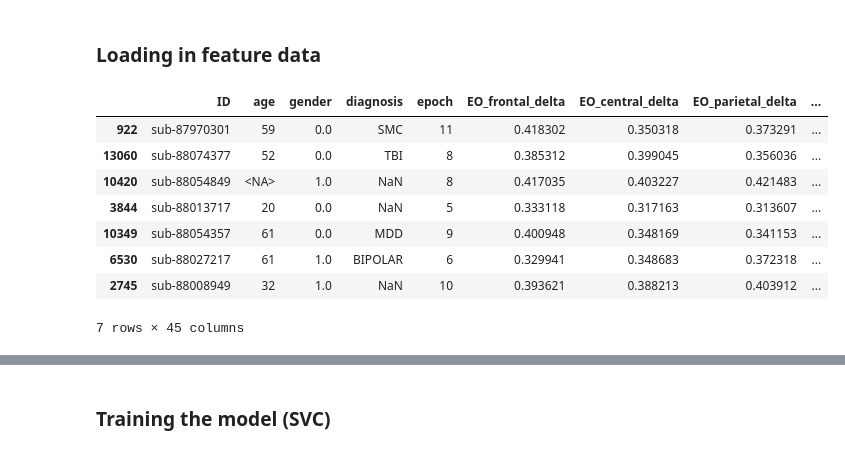
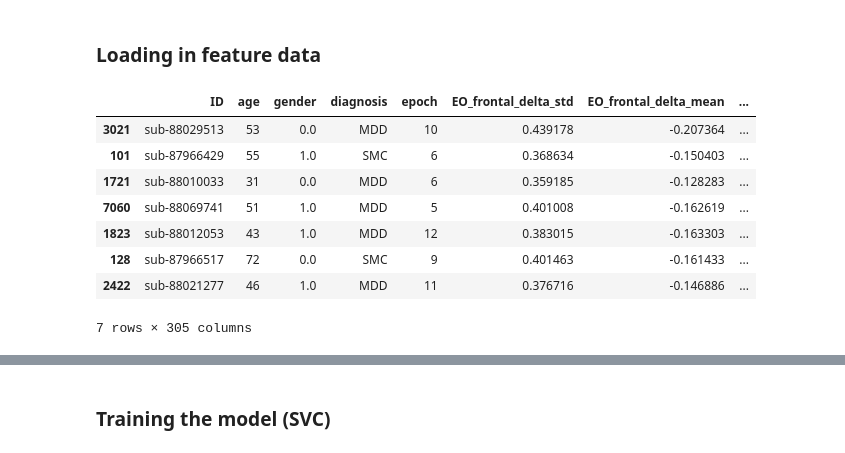
Before and after one commit to TSmolders/Internship_EEG, a Jupyter notebook: 4_multiclass_classification.ipynb, the cells around one changed output, grey strips where cells are left out. Drawn from its saved outputs; the diff is of its cells as text; code cells hidden in the pictures.

```diff
--- a/4_multiclass_classification.ipynb
+++ b/4_multiclass_classification.ipynb
@@ -19,16 +19,16 @@ mne.set_log_level('WARNING')
 # %% [markdown]
 ### Loading in feature data
 # %%
-df_features = pd.read_pickle('D:\Documents\RU\Master_Neurobiology\Internship_jaar_2\Project\TD-BRAIN\TD-BRAIN_extracted_features/df_std_features.pkl')
+df_features = pd.read_pickle('D:\Documents\RU\Master_Neurobiology\Internship_jaar_2\Project\TD-BRAIN\TD-BRAIN_extracted_features/df_stat_features.pkl')
 df_features['age'] = df_features['age'].round().astype('Int32') # round age to nearest year and convert to int
 df_features.sample(7)
 # %% [output]
-|  | ID | age | gender | diagnosis | epoch | EO_frontal_delta | EO_central_delta | EO_parietal_delta | ... |
-| 922 | sub-87970301 | 59 | 0.0 | SMC | 11 | 0.418302 | 0.350318 | 0.373291 | ... |
-| 13060 | sub-88074377 | 52 | 0.0 | TBI | 8 | 0.385312 | 0.399045 | 0.356036 | ... |
-| 10420 | sub-88054849 | <NA> | 1.0 | NaN | 8 | 0.417035 | 0.403227 | 0.421483 | ... |
-| 3844 | sub-88013717 | 20 | 0.0 | NaN | 5 | 0.333118 | 0.317163 | 0.313607 | ... |
-| 10349 | sub-88054357 | 61 | 0.0 | MDD | 9 | 0.400948 | 0.348169 | 0.341153 | ... |
-| 6530 | sub-88027217 | 61 | 1.0 | BIPOLAR | 6 | 0.329941 | 0.348683 | 0.372318 | ... |
-| 2745 | sub-88008949 | 32 | 1.0 | NaN | 10 | 0.393621 | 0.388213 | 0.403912 | ... |
+|  | ID | age | gender | diagnosis | epoch | EO_frontal_delta_std | EO_frontal_delta_mean | ... |
+| 3021 | sub-88029513 | 53 | 0.0 | MDD | 10 | 0.439178 | -0.207364 | ... |
+| 101 | sub-87966429 | 55 | 1.0 | SMC | 6 | 0.368634 | -0.150403 | ... |
+| 1721 | sub-88010033 | 31 | 0.0 | MDD | 6 | 0.359185 | -0.128283 | ... |
+| 7060 | sub-88069741 | 51 | 1.0 | MDD | 5 | 0.401008 | -0.162619 | ... |
+| 1823 | sub-88012053 | 43 | 1.0 | MDD | 12 | 0.383015 | -0.163303 | ... |
+| 128 | sub-87966517 | 72 | 0.0 | SMC | 9 | 0.401463 | -0.161433 | ... |
+| 2422 | sub-88021277 | 46 | 1.0 | MDD | 11 | 0.376716 | -0.146886 | ... |
-7 rows × 45 columns
+7 rows × 305 columns
```
Also changed, not shown: parts of 21 cells of this notebook, 5 other files.
